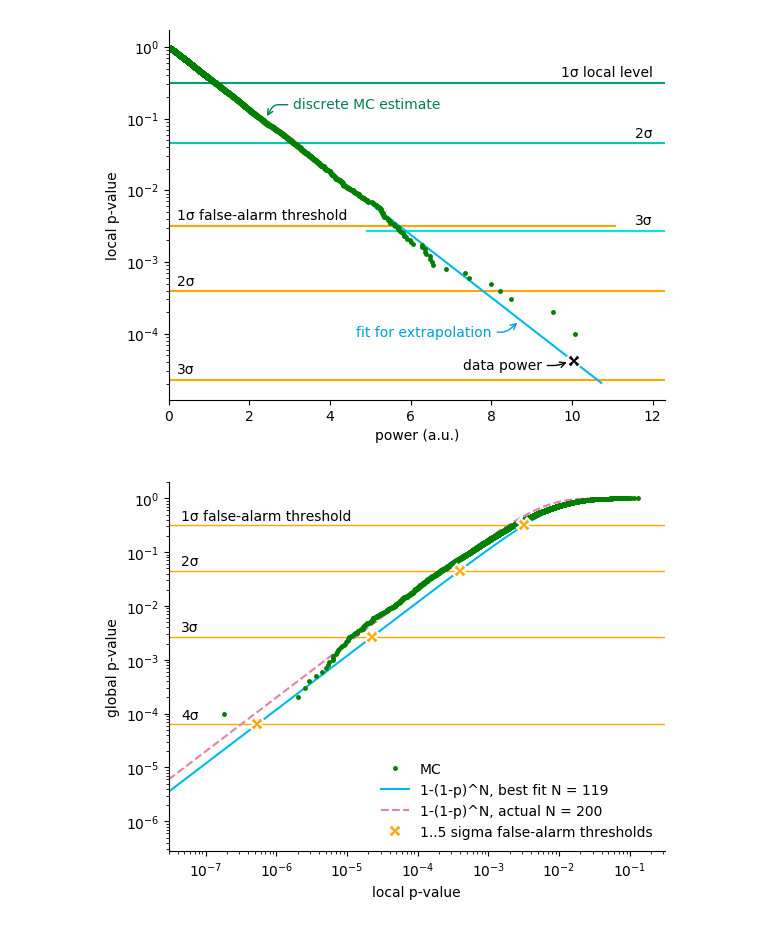
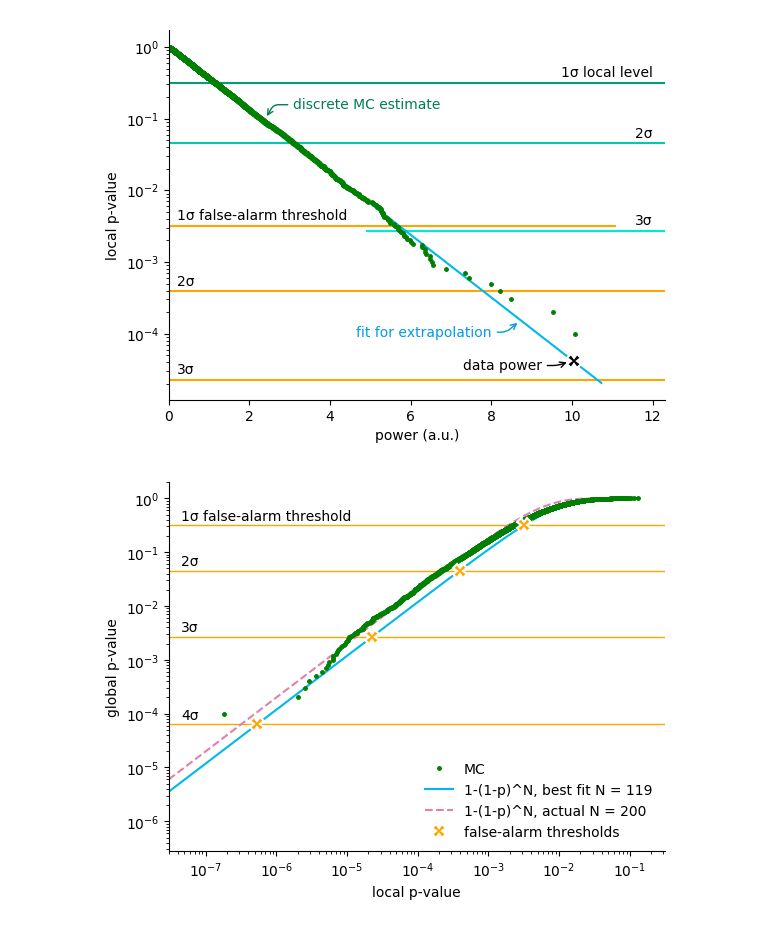
Before and after one commit to rawlik/rawlik-phd-thesis, a Jupyter notebook: calculations/alp_plots.ipynb, the cells around one changed output. Drawn from its saved outputs; the diff is of its cells as text; code cells hidden in the pictures.

Commit message:
Plot update.

```diff
--- a/calculations/alp_plots.ipynb
+++ b/calculations/alp_plots.ipynb
@@ -984,32 +984,32 @@ for i in 1:4
     text(minplotlocalp * 1.5,#(i == 5 ? 20 : 1.5),
         globalpvals[i] * 1.1,
         "$(i)σ" * (i == 1 ? " false-alarm threshold" : ""),
         horizontalalignment = "left", verticalalignment = "bottom")
 end
 
 plot(sort(minpvals), eachindex(minpvals) / length(minpvals),
     ".", markersize = 5, label = "MC", zorder = 10, color = "green")
 p = logspace(log10(minplotlocalp), log10(maximum(minpvals)))
 plot(p, 1 .- (1 .- p).^nicks_effective_n,
     label = "1-(1-p)^N, best fit N = $(round(Int, nicks_effective_n))", color = "C2")
 plot(p, 1 .- (1 .- p).^length(freqs),
     label = "1-(1-p)^N, actual N = $(length(freqs))", color = "C7", ls = "--")
 
 plot(localpvals, 1 .- (1 .- localpvals).^nicks_effective_n,
     "X", zorder = 11, markersize = 10, markeredgecolor = "white", markeredgewidth = 1.5,
-    label = "1..5 sigma false-alarm thresholds", color = "orange")
+    label = "false-alarm thresholds", color = "orange")
 
 xscale("log")
 yscale("log")
 # yscale("logit")
 gca()[:yaxis][:set_minor_formatter](plt[:NullFormatter]())
 # title("The CDF of the minimal local p-value")
 xlabel("local p-value")
 ylabel("global p-value")
 legend()
 xlim(xmin = minplotlocalp)
 # savefig("plots/E0$(anname)_look-elsewhere.png", dpi = 200)
 
 savefig("../gfx/axions/MC_estimation_global.pdf")
 # %% [output]
-[figure, old version]
+[figure, new version]
```
Also changed, not shown: 1 other file.
